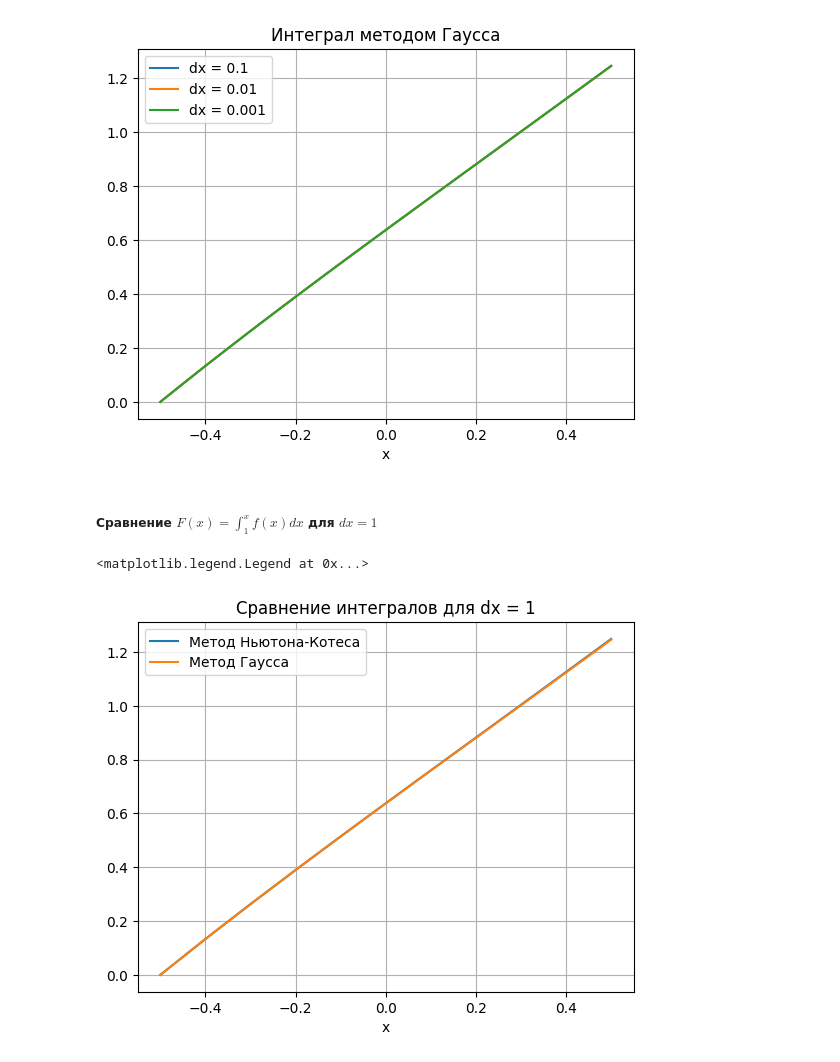
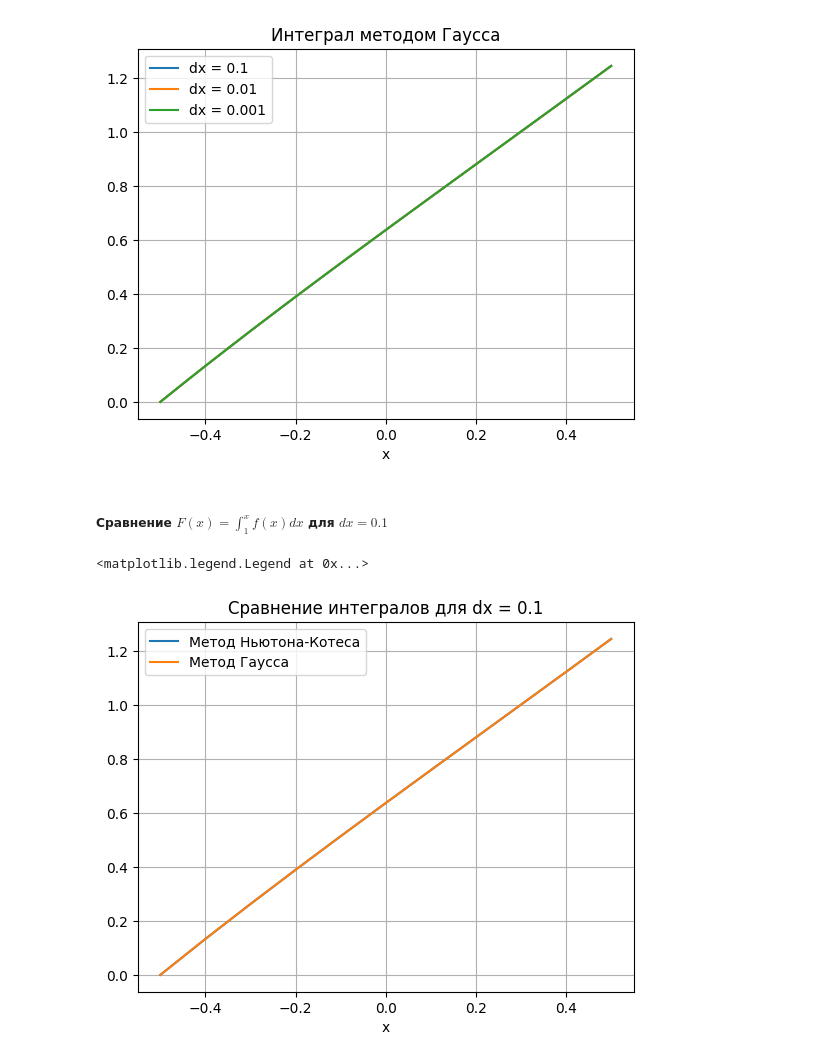
Before and after one commit to azizka85/Numerical-Methods, a Jupyter notebook: tasks/task 11.ipynb, the cells around one changed output. Cells and saved outputs as stored; diff of their text form; code cells hidden in the pictures.

```diff
--- a/tasks/task 11.ipynb
+++ b/tasks/task 11.ipynb
@@ -16,7 +16,7 @@ import modules.integration.newton_cotes as nc
 
 a = -1/2
 b = 1/2
-k = 3
+k = 5
 
 def f(x): return np.sqrt((x**2+x+3)/(2+x))
 
@@ -68,15 +68,15 @@ plt.legend()
 <matplotlib.legend.Legend at 0x...>
 [figure]
 # %% [markdown]
-##### Сравнение $F(x) = \int_1^x f(x)dx$ для $dx = 1$
+##### Сравнение $F(x) = \int_1^x f(x)dx$ для $dx = 0.1$
 # %%
 plt.plot(x[0], i_nc[0], label=f'Метод Ньютона-Котеса')
 plt.plot(x[0], i_g[0], label=f'Метод Гаусса')
 
-plt.title("Сравнение интегралов для dx = 1")
+plt.title("Сравнение интегралов для dx = 0.1")
 plt.xlabel('x')
 plt.grid()
 plt.legend()
 # %% [output]
 <matplotlib.legend.Legend at 0x...>
-[figure, old version]
+[figure, new version]
```
